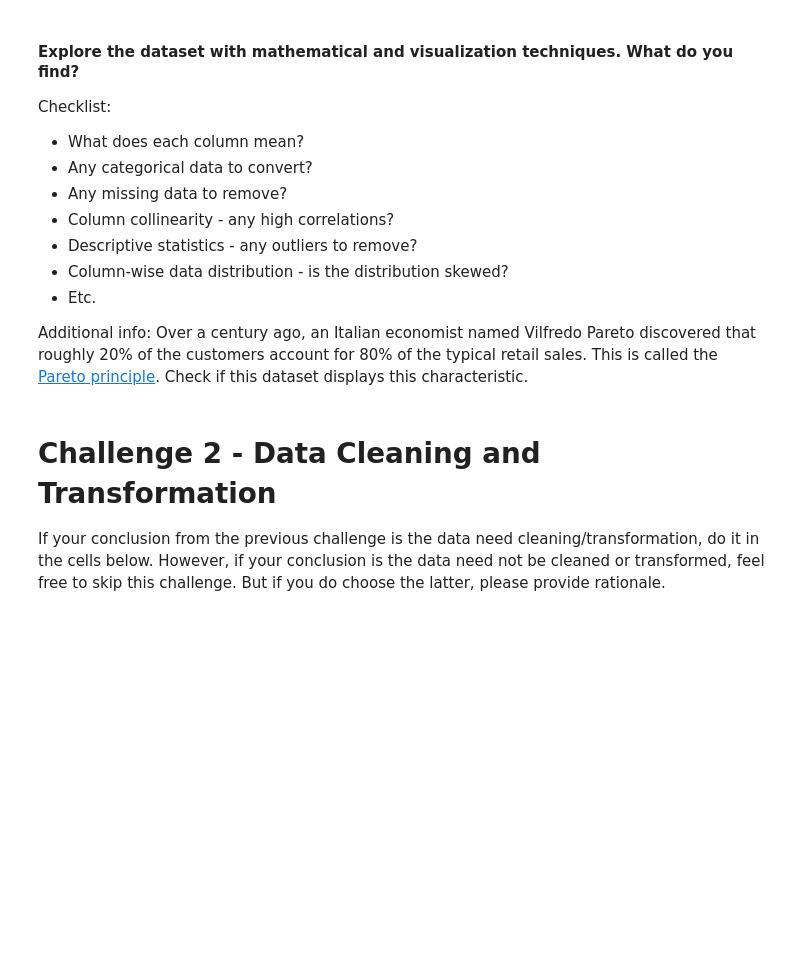
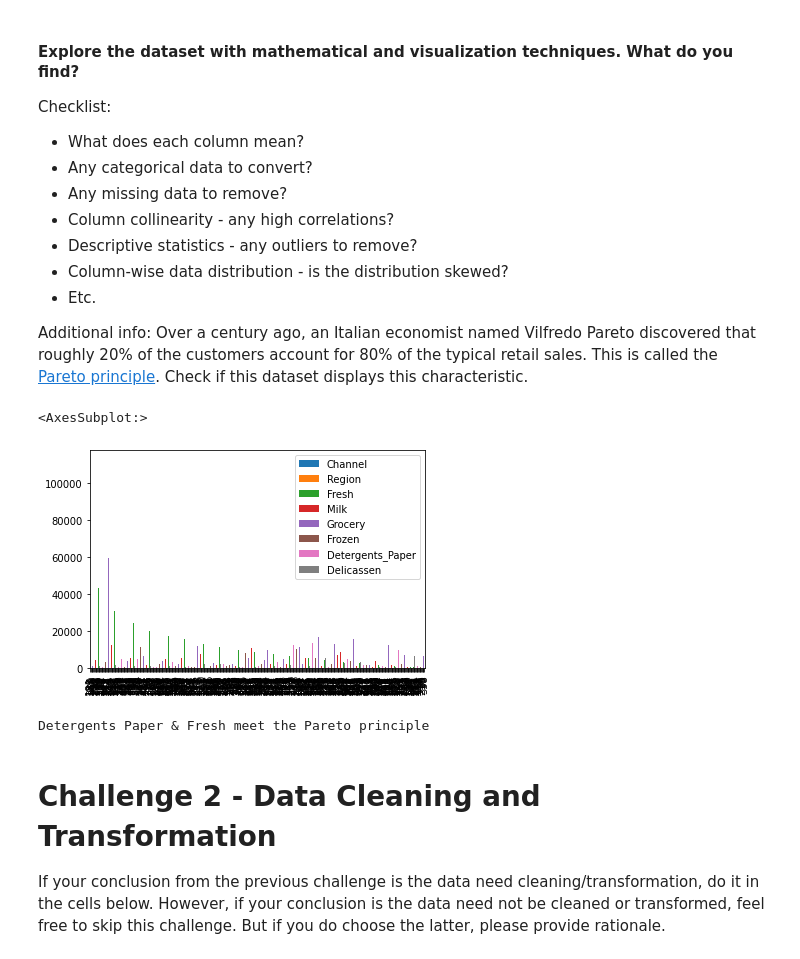
Before and after one commit to basapacheco/labs_ironhack, a Jupyter notebook: module-3/unsupervised-learning/your-code/main.ipynb, the cells around one changed output. Saved outputs shown, nothing was run; the diff lists cells and outputs as text; code cells hidden in the pictures; blank space fills up the shorter version.

```diff
--- a/module-3/unsupervised-learning/your-code/main.ipynb
+++ b/module-3/unsupervised-learning/your-code/main.ipynb
@@ -45,8 +68,15 @@ Checklist:
 Additional info: Over a century ago, an Italian economist named Vilfredo Pareto discovered that roughly 20% of the customers account for 80% of the typical retail sales. This is called the [Pareto principle](https://en.wikipedia.org/wiki/Pareto_principle). Check if this dataset displays this characteristic.
 # %%
 # Your code here:
+customers.sort_values(by='Fresh',ascending=False).plot.bar()
+# %% [output]
+<AxesSubplot:>
+[figure, added]
 # %%
 # Your observations here
+print("Detergents Paper & Fresh meet the Pareto principle")
+# %% [output]
+Detergents Paper & Fresh meet the Pareto principle
 # %% [markdown]
 # Challenge 2 - Data Cleaning and Transformation
 
```
Also changed, not shown: parts of 2 cells of this notebook.
